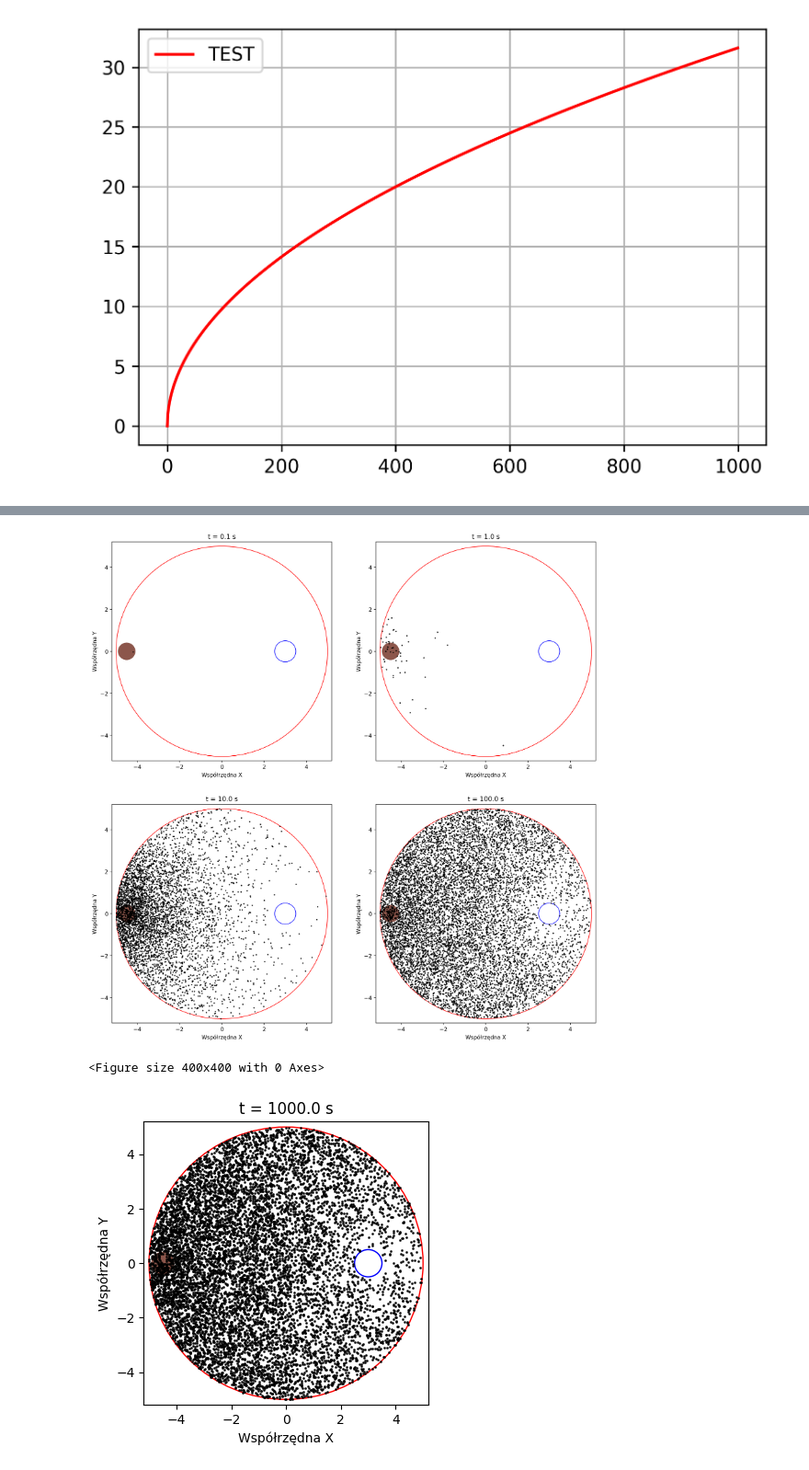
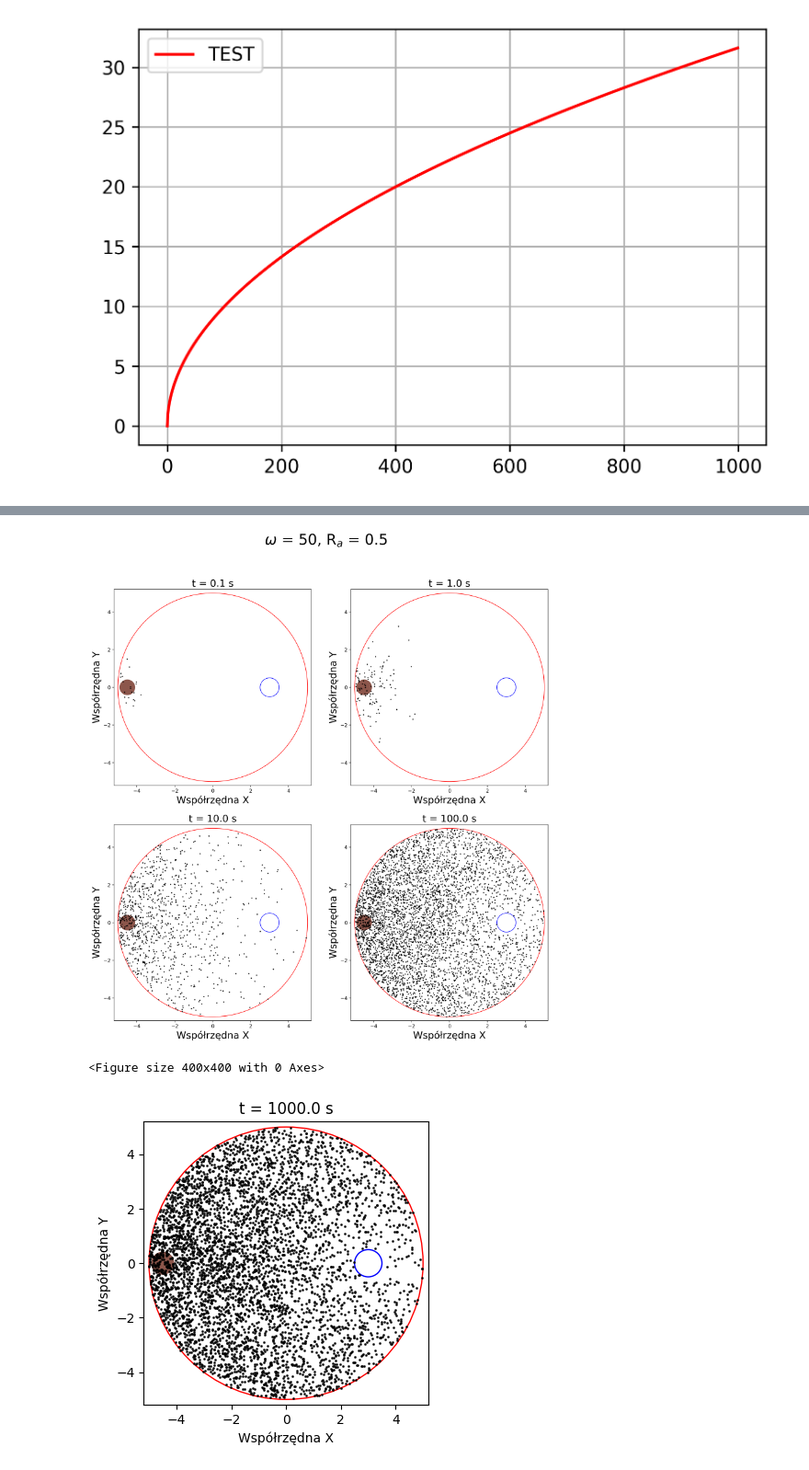
Before and after one commit to lruba939/Monte-Carlo, a Jupyter notebook: Lab 6/obrazy.ipynb, the cells around one changed output, grey strips where cells are left out. Shown at 92% size. Drawn from its saved outputs; the diff is of its cells as text; code cells hidden in the pictures.

```diff
--- a/Lab 6/obrazy.ipynb
+++ b/Lab 6/obrazy.ipynb
@@ -51,12 +51,26 @@ plt.show()
 # %%
 def plotasy_stat(fig, axs, data, N, i, Ns, ax1, ax2):
     x = data[0+N*i:N+N*i,1]
+
+
     d1 = data[0+N*i:N+N*i,5]
-    sdt_d1 = data[0+N*i:N+N*i,8]
+    mean_d1 = np.sum(d1)/N
+    sdt_d1 = np.sqrt((np.sum(d1**2)/N - mean_d1**2)/N)
+
     d2 = data[0+N*i:N+N*i,6]
-    sdt_d2 = data[0+N*i:N+N*i,9]
+    mean_d2 = np.sum(d2)/N
+    sdt_d2 = np.sqrt((np.sum(d2**2)/N - mean_d2**2)/N)
+
     d3 = data[0+N*i:N+N*i,7]
-    sdt_d3 = data[0+N*i:N+N*i,10]
+    mean_d3 = np.sum(d3)/N
+    sdt_d3 = np.sqrt((np.sum(d3**2)/N - mean_d3**2)/N)
+
+    print(f"{mean_d1:.4e}")
+    print(f"{sdt_d1:.4e}")
+    print(f"{mean_d2:.4e}")
+    print(f"{sdt_d2:.4e}")
+    print(f"{mean_d3:.4e}")
+    print(f"{sdt_d3:.4e}")
 
     axs[ax1, ax2].plot(x, d1, '-', linewidth=2.5, color='tab:orange', label=r"D$_{\text{XX}}$")
     axs[ax1, ax2].fill_between(x, d1-sdt_d1, d1+sdt_d1, alpha=0.5, facecolor='tab:orange')
@@ -91,5 +122,5 @@ plt.show()
 # %%
-data = np.loadtxt("omega0_Ra_1_pos.dat", comments="#", delimiter=" ", unpack=False)
+data = np.loadtxt("omega2_Ra_1_pos.dat", comments="#", delimiter=" ", unpack=False)
 
 for i in range(len(data)):
     if data[i][2] == 0:
@@ -113,6 +144,7 @@ Ra = 0.5
 
 fig, axs = plt.subplots(2, 2, figsize=(16,16), dpi=200)
 
+fig.suptitle(r' $\omega$ = 50, R$_a$ = 0.5 ', fontsize=30)
 
 axs[0,0].plot(data[Nprew + 0:Nprew + N,0], data[Nprew + 0:Nprew + N,1], 'o', markeredgecolor=color4, markerfacecolor=color4, markersize=1.5, alpha=0.8, label="t = 0.1")
 circle1 = plt.Circle((0, 0), 5, color='r', fill=False)
@@ -121,9 +153,9 @@ circle2 = plt.Circle((-4.5, 0), 0.4, color='tab:brown', fill=True)
 axs[0,0].add_patch(circle2)
 circle3 = plt.Circle((3, 0), Ra, color='b', fill=False)
 axs[0,0].add_patch(circle3)
-axs[0,0].set_title("t = 0.1 s")
-axs[0,0].set_xlabel("Współrzędna X")
-axs[0,0].set_ylabel("Współrzędna Y")
+axs[0,0].set_title("t = 0.1 s", fontsize=20)
+axs[0,0].set_xlabel("Współrzędna X", fontsize=20)
+axs[0,0].set_ylabel("Współrzędna Y", fontsize=20)
 axs[0,0].set_xlim([-5.2,5.2])
 axs[0,0].set_ylim([-5.2,5.2])
 
@@ -135,9 +167,9 @@ circle2 = plt.Circle((-4.5, 0), 0.4, color='tab:brown', fill=True)
 axs[0,1].add_patch(circle2)
 circle3 = plt.Circle((3, 0), Ra, color='b', fill=False)
 axs[0,1].add_patch(circle3)
-axs[0,1].set_title("t = 1.0 s")
-axs[0,1].set_xlabel("Współrzędna X")
-axs[0,1].set_ylabel("Współrzędna Y")
+axs[0,1].set_title("t = 1.0 s", fontsize=20)
+axs[0,1].set_xlabel("Współrzędna X", fontsize=20)
+axs[0,1].set_ylabel("Współrzędna Y", fontsize=20)
 axs[0,1].set_xlim([-5.2,5.2])
 axs[0,1].set_ylim([-5.2,5.2])
 
@@ -149,45 +181,45 @@ circle2 = plt.Circle((-4.5, 0), 0.4, color='tab:brown', fill=True)
 axs[1,0].add_patch(circle2)
 circle3 = plt.Circle((3, 0), Ra, color='b', fill=False)
 axs[1,0].add_patch(circle3)
-axs[1,0].set_title("t = 10.0 s")
-axs[1,0].set_xlabel("Współrzędna X")
-axs[1,0].set_ylabel("Współrzędna Y")
+axs[1,0].set_title("t = 10.0 s", fontsize=20)
+axs[1,0].set_xlabel("Współrzędna X", fontsize=20)
+axs[1,0].set_ylabel("Współrzędna Y", fontsize=20)
 axs[1,0].set_xlim([-5.2,5.2])
 axs[1,0].set_ylim([-5.2,5.2])
 
 
 axs[1,1].plot(data[Nprew + 3*N:Nprew + 4*N,0], data[Nprew + 3*N:Nprew + 4*N,1], 'o', markeredgecolor=color1, markerfacecolor=color1, markersize=1.5, alpha=0.8, label="t = 100.0")
 circle1 = plt.Circle((0, 0), 5, color='r', fill=False)
 axs[1,1].add_patch(circle1)
 circle2 = plt.Circle((-4.5, 0), 0.4, color='tab:brown', fill=True)
 axs[1,1].add_patch(circle2)
 circle3 = plt.Circle((3, 0), Ra, color='b', fill=False)
 axs[1,1].add_patch(circle3)
-axs[1,1].set_title("t = 100.0 s")
-axs[1,1].set_xlabel("Współrzędna X")
-axs[1,1].set_ylabel("Współrzędna Y")
+axs[1,1].set_title("t = 100.0 s", fontsize=20)
+axs[1,1].set_xlabel("Współrzędna X", fontsize=20)
+axs[1,1].set_ylabel("Współrzędna Y", fontsize=20)
 axs[1,1].set_xlim([-5.2,5.2])
 axs[1,1].set_ylim([-5.2,5.2])
 
 plt.show()
 
 plt.figure(figsize=(4,4), dpi=100)
 plt.figure(figsize=(4,4), dpi=100)
 plt.plot(data[Nprew + 4*N:Nprew + 5*N,0], data[Nprew + 4*N:Nprew + 5*N,1], 'o', markeredgecolor=color1, markerfacecolor=color1, markersize=1.0, alpha=0.8)
 circle1 = plt.Circle((0, 0), 5, color='r', fill=False)
 plt.gca().add_patch(circle1)
 circle2 = plt.Circle((-4.5, 0), 0.4, color='tab:brown', fill=True)
 plt.gca().add_patch(circle2)
 circle3 = plt.Circle((3, 0), Ra, color='b', fill=False)
 plt.gca().add_patch(circle3)
 plt.title("t = 1000.0 s")
 plt.xlabel("Współrzędna X")
 plt.ylabel("Współrzędna Y")
 plt.xlim([-5.2,5.2])
 plt.ylim([-5.2,5.2])
 plt.show()
 # %% [output]
-[figure, old version]
+[figure, new version]
 <Figure size 400x400 with 0 Axes>
-[figure, old version]
+[figure, new version]
 # %%
```
Also changed, not shown: parts of 3 cells of this notebook, 25 other files.
